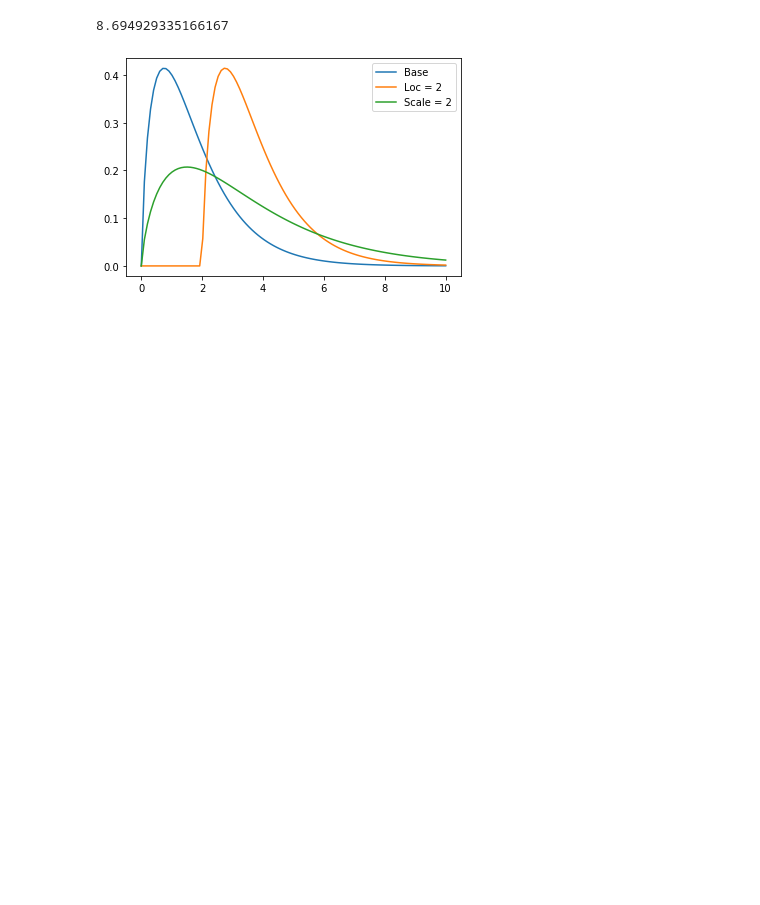
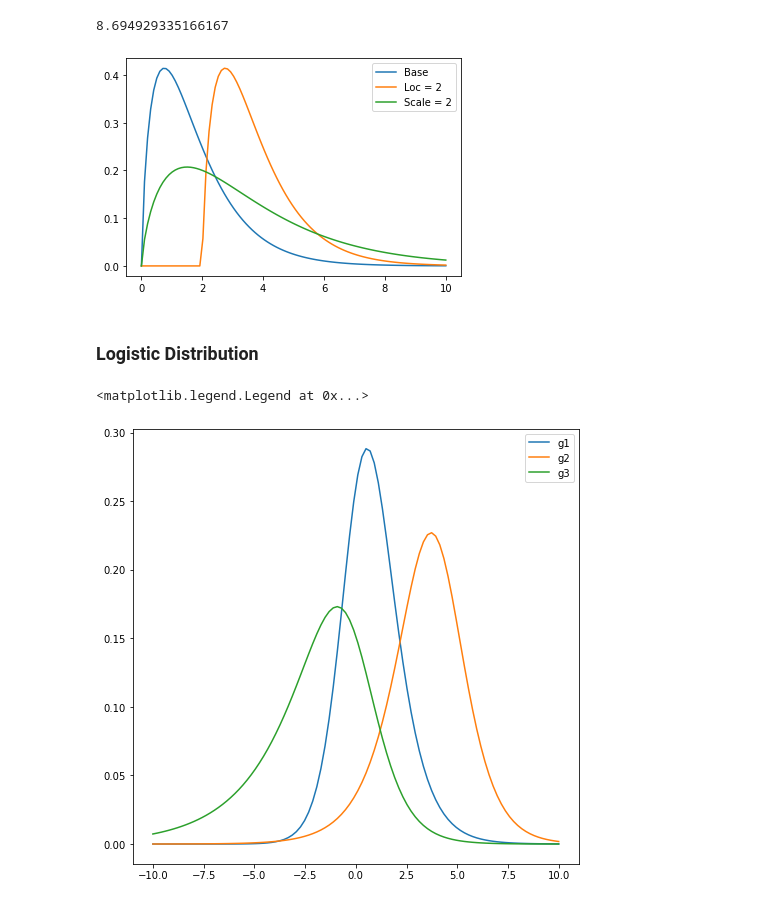
Before and after one commit to sawyerap/PythonDataViz, a Jupyter notebook: distributions.ipynb, the cells around one changed output. Cells and saved outputs as stored; diff of their text form; code cells hidden in the pictures; blank space fills up the shorter version.

Commit message:
Added logistic example.

```diff
--- a/distributions.ipynb
+++ b/distributions.ipynb
@@ -88,3 +88,21 @@ plt.plot(x,g3.pdf(x))
 a= plt.legend(['Base','Loc = 2','Scale = 2'])
 # %% [output]
 [figure]
+# %% [markdown]
+### Logistic Distribution
+# %%
+x = np.linspace(-10,10,100)
+#
+g1 = st.genlogistic(1.75)
+g2 = st.genlogistic(0.75, loc=4.0)
+g3 = st.genlogistic(0.4, scale=1.0)
+#
+fig, ax = plt.subplots(nrows=1, ncols=1, figsize=(8, 8))
+#
+ax.plot(x,g1.pdf(x), label='g1')
+ax.plot(x,g2.pdf(x), label='g2')
+ax.plot(x,g3.pdf(x), label='g3')
+ax.legend()
+# %% [output]
+<matplotlib.legend.Legend at 0x...>
+[figure, added]
```
